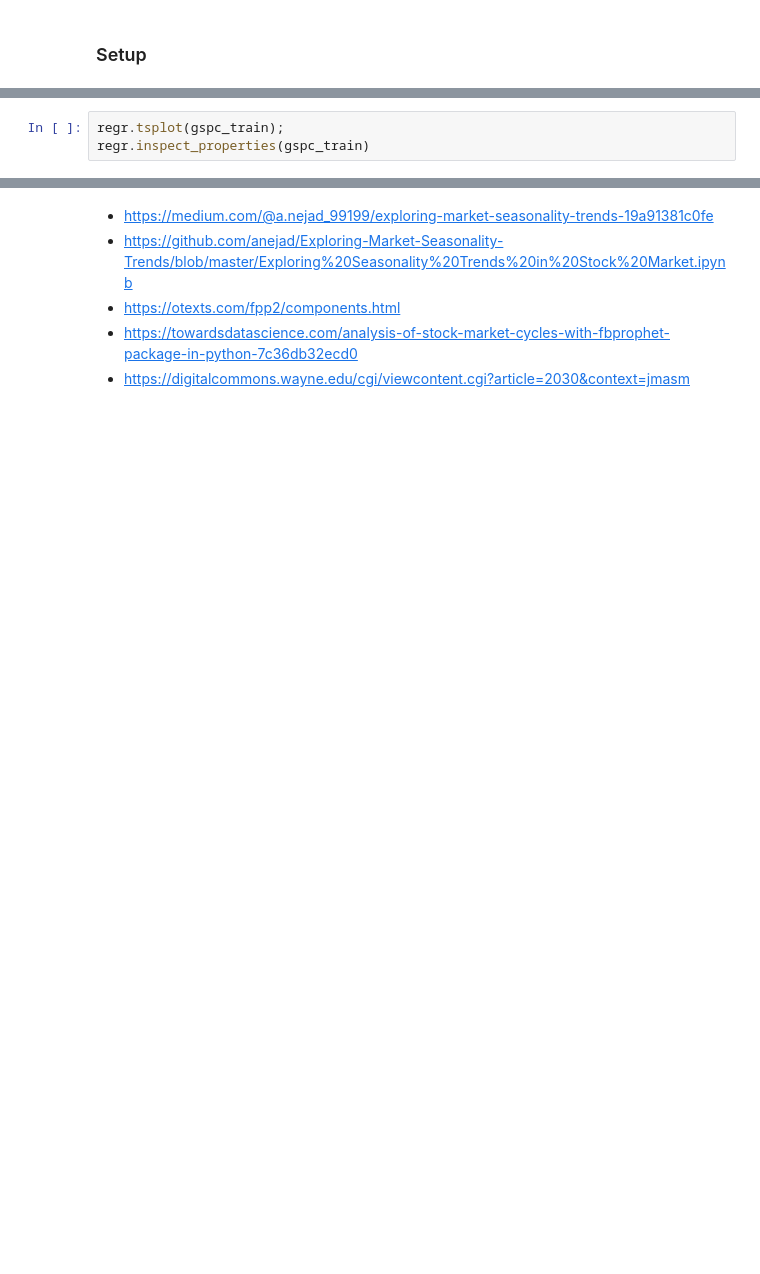
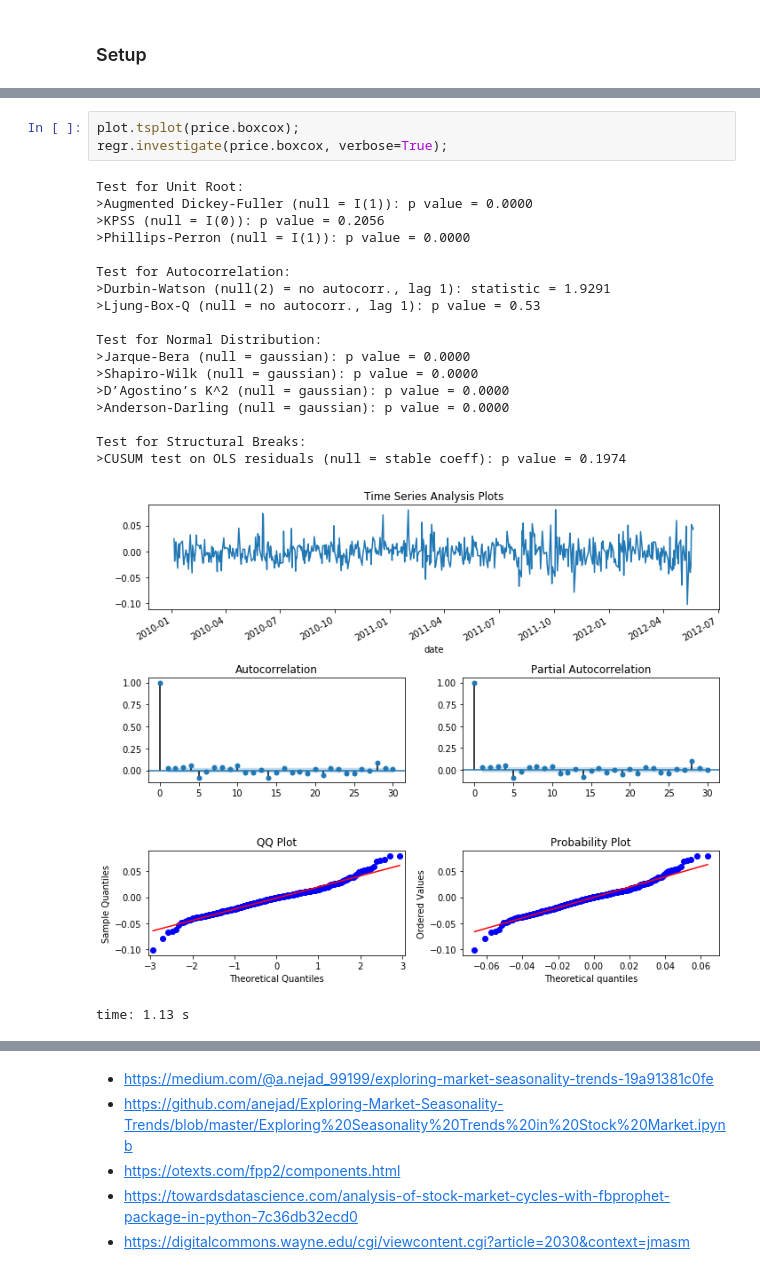
Before and after one commit to Chaoste/nlp-stocks, a Jupyter notebook: research/15.0-Stocks-Regression-Analysis.ipynb, the cells around one changed output, grey strips where cells are left out. Drawn from its saved outputs; the diff is of its cells as text; blank space fills up the shorter version.

```diff
--- a/research/15.0-Stocks-Regression-Analysis.ipynb
+++ b/research/15.0-Stocks-Regression-Analysis.ipynb
@@ -189,4 +122,24 @@ More on tests and their intuitions: http://web.vu.lt/mif/a.buteikis/wp-content/u
-# %%
-regr.tsplot(gspc_train);
-regr.inspect_properties(gspc_train)
+# %%
+plot.tsplot(price.boxcox);
+regr.investigate(price.boxcox, verbose=True);
+# %% [output]
+Test for Unit Root:
+>Augmented Dickey-Fuller (null = I(1)): p value = 0.0000
+>KPSS (null = I(0)): p value = 0.2056
+>Phillips-Perron (null = I(1)): p value = 0.0000
+
+Test for Autocorrelation:
+>Durbin-Watson (null(2) = no autocorr., lag 1): statistic = 1.9291
+>Ljung-Box-Q (null = no autocorr., lag 1): p value = 0.53
+
+Test for Normal Distribution:
+>Jarque-Bera (null = gaussian): p value = 0.0000
+>Shapiro-Wilk (null = gaussian): p value = 0.0000
+>D’Agostino’s K^2 (null = gaussian): p value = 0.0000
+>Anderson-Darling (null = gaussian): p value = 0.0000
+
+Test for Structural Breaks:
+>CUSUM test on OLS residuals (null = stable coeff): p value = 0.1974
+[figure, added]
+time: 1.13 s
 # %%
```
Also changed, not shown: parts of 55 cells of this notebook, 2 other files.
